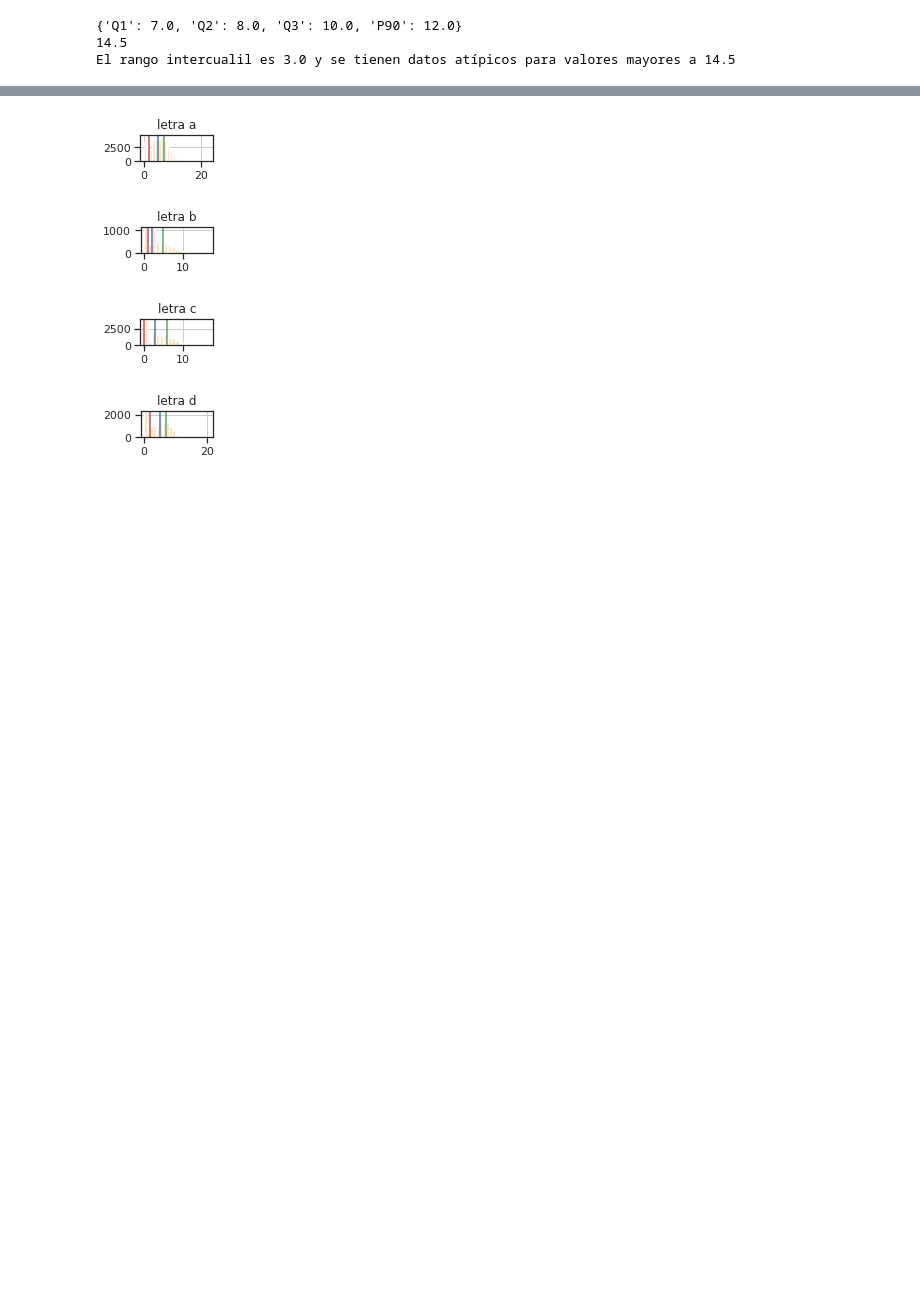
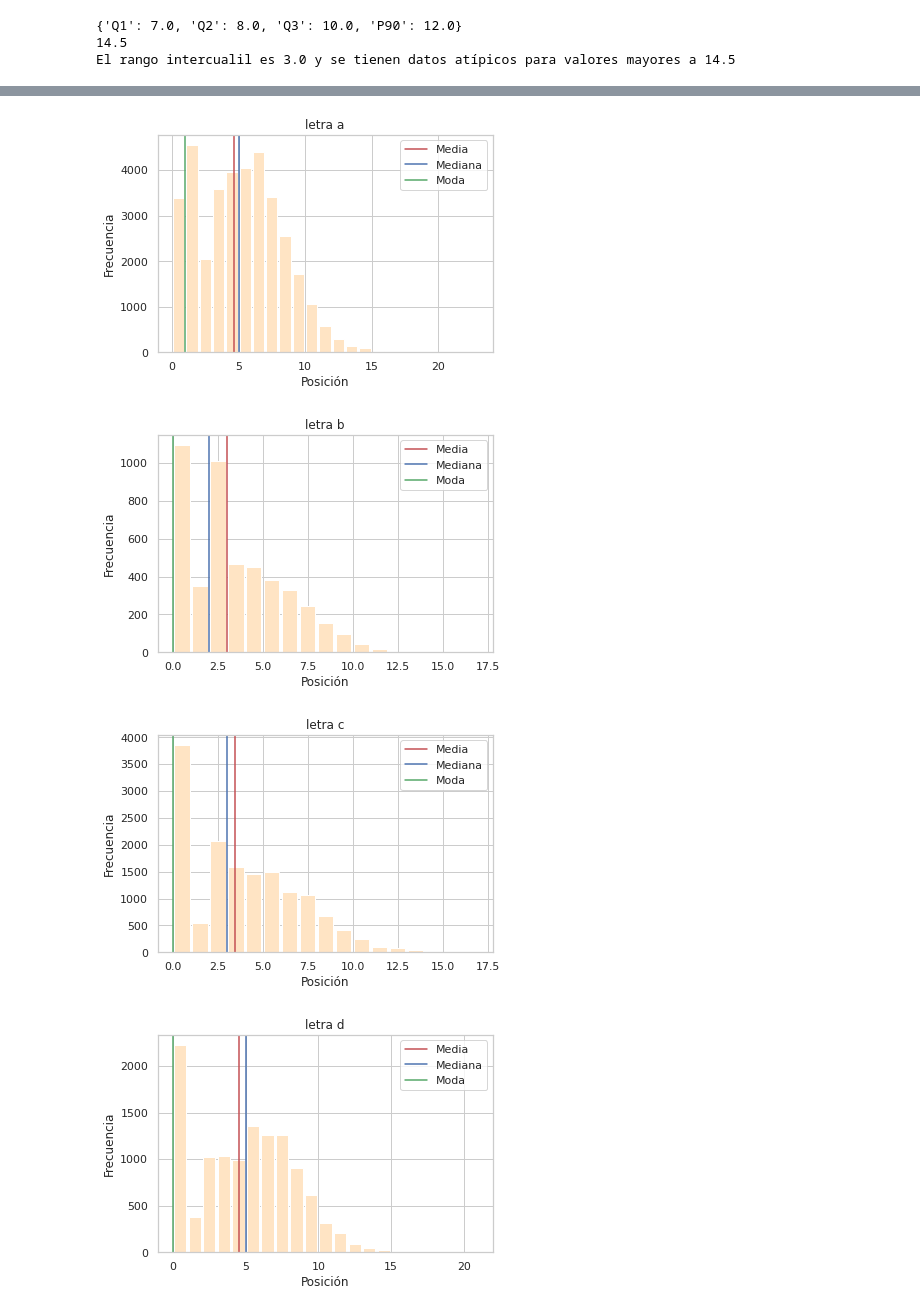
Before and after one commit to Ladangigo/WORDLE_Entendimiento_datos, a Jupyter notebook: Estadisticos.ipynb, the cells around one changed output, grey strips where cells are left out. Cells and saved outputs as stored; diff of their text form; code cells hidden in the pictures; blank space fills up the shorter version.

```diff
--- a/Estadisticos.ipynb
+++ b/Estadisticos.ipynb
@@ -8,10 +8,11 @@ import numpy as np
 from scipy import stats
 import random
 import os
+sns.set_style("whitegrid")
 # %% [markdown]
 Se realizan muestreos de cada fuente de información
 # %%
-with open('/content/Data/final_resume_file.txt', 'r',encoding="utf8") as raw_file:
+with open('/content/Data/final_cleanLauraV4.txt', 'r',encoding="utf8") as raw_file:
     archivo = raw_file.read()
 # %%
 final_resume_file = archivo.split(' ')
@@ -164,42 +275,61 @@ for word in final_resume_file:
 posicion = 1
 myList = alphabet.items()
 myList = sorted(myList)
 x, y = zip(*myList)
 DicMedidasTendenciaCEntral = {'Letra':[ ],'Mediana': [ ], 'Media': [ ],'Moda': [ ] }
-DicDistribucionPosicion = {'Letra':[ ],'Q1': [ ], 'Q2': [ ],'Q3': [ ] }
+DicDistribucionPosicion = {'Letra':[ ],'Q1': [ ], 'Q2': [ ],'Q3': [ ], 'RIC': [ ], 'Valores atípicos': [ ] }
+DicMedidasdedispersión = {'Letra':[ ],'rango': [ ], 'varianza': [ ],'des. estandar': [ ] }
+
 
 for letra in myList:
     cuartilA1 = np.percentile(letra[1],25)
     cuartilA2 = np.percentile(letra[1],50)
     cuartilA3 = np.percentile(letra[1],75)
+    RIC = cuartilA3 - cuartilA1
+    vAtipicos = cuartilA3 + 1.5*RIC
+
     DicDistribucionPosicion['Letra'].append(letra[0])
     DicDistribucionPosicion['Q1'].append(cuartilA1)
     DicDistribucionPosicion['Q2'].append(cuartilA2)
     DicDistribucionPosicion['Q3'].append(cuartilA3)
+    DicDistribucionPosicion['RIC'].append(RIC)
+    DicDistribucionPosicion['Valores atípicos'].append(vAtipicos)
 
     media = np.mean(letra[1])
     mediana = np.median(letra[1])
     moda = stats.mode(letra[1])
     DicMedidasTendenciaCEntral['Letra'].append(letra[0])
     DicMedidasTendenciaCEntral['Media'].append(media)
     DicMedidasTendenciaCEntral['Mediana'].append(mediana)
     DicMedidasTendenciaCEntral['Moda'].append(moda)
-    plt.subplot(7,4,posicion)
 
-    plt.axvline(cuartilA1, color='r')
-    plt.axvline(cuartilA2, color='b')
-    plt.axvline(cuartilA3, color='g')
+    desviacionEstandar = np.std(letra[1])
+    varianza = np.var(letra[1])
+    rango = max(letra[1]) - min (letra[1])
+    DicMedidasdedispersión['Letra'].append(letra[0])
+    DicMedidasdedispersión['rango'].append(rango)
+    DicMedidasdedispersión['varianza'].append(varianza)
+    DicMedidasdedispersión['des. estandar'].append(desviacionEstandar)
+
+    #plt.axvline(cuartilA1, color='r')
+   # plt.axvline(cuartilA2, color='b')
+   # plt.axvline(cuartilA3, color='g')
+
+    plt.axvline(media, label = 'Media', color='r')
+    plt.axvline(mediana, label = 'Mediana', color='b')
+    plt.axvline(moda[0],label = 'Moda' ,color='g')
+
     plt.title(f"letra {letra[0]}")
-    #plt.xlabel('longitud')
-    #plt.ylabel('Frecuencia')
-    #plt.legend()
+    plt.xlabel('Posición')
+    plt.ylabel('Frecuencia')
+    plt.legend()
     intervalosA = range(min(letra[1]), max(letra[1]) + 2) #calculamos los extremos de los intervalos
     plt.hist(letra[1], bins=intervalosA, color='bisque', rwidth=0.85)
     plt.grid(True)
     plt.show()
     posicion = posicion +1
 # %% [output]
-[figure, old version]
+[figure, new version]
-[figure, old version]
+[figure, new version]
-[figure, old version]
+[figure, new version]
-[figure, old version]
+[figure, new version]
```
Also changed, not shown: parts of 96 cells of this notebook.
